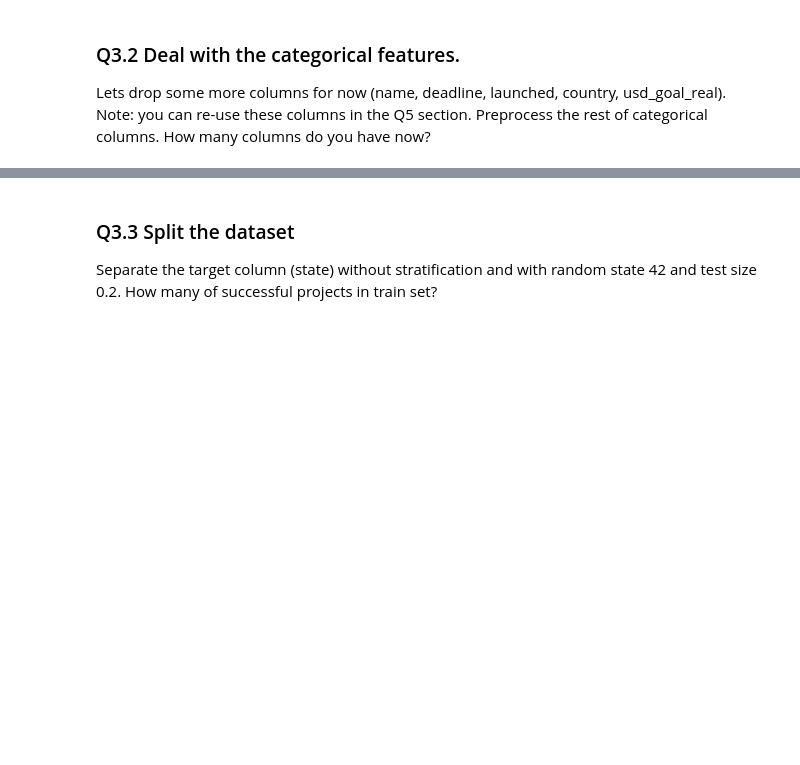
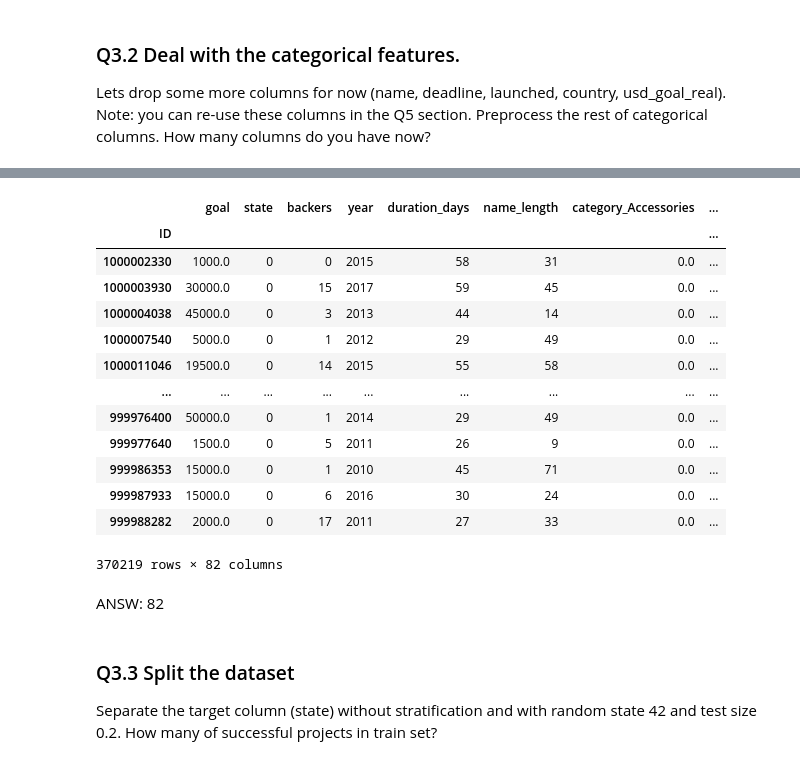
Before and after one commit to annenkova97/Intro2DS, a Jupyter notebook: HW2/assigment_2_reupload.ipynb, the cells around one changed output, grey strips where cells are left out. Saved outputs shown, nothing was run; the diff lists cells and outputs as text; code cells hidden in the pictures; blank space fills up the shorter version.

```diff
--- a/HW2/assigment_2_reupload.ipynb
+++ b/HW2/assigment_2_reupload.ipynb
@@ -764,0 +797,9 @@ encoded_features = pd.DataFrame(ohe.fit_transform(df[['category', 'main_category
+# %%
+category_cols = [f'category_{cat}' for cat in ohe.categories_[0]]
+main_category_cols = [f'main_category_{cat}' for cat in ohe.categories_[1]]
+currency_cols = [f'currency_{cat}' for cat in ohe.categories_[2]]
+region_cols = [f'region_{cat}' for cat in ohe.categories_[3]]
+# %%
+dummy_cols_names = [*category_cols, *main_category_cols, *currency_cols, *region_cols]
+encoded_features.columns = dummy_cols_names
+encoded_features.index = df.index
@@ -765,3 +823,26 @@ encoded_features = pd.DataFrame(ohe.fit_transform(df[['category', 'main_category
+# %%
+df.drop(['category', 'main_category', 'currency', 'region'], axis=1, inplace=True)
+# %%
+df = pd.concat([df, encoded_features], axis=1)
+# %%
+df
+# %% [output]
+|  | goal | state | backers | year | duration_days | name_length | category_Accessories | ... |
+| ID |  |  |  |  |  |  |  | ... |
+| 1000002330 | 1000.0 | 0 | 0 | 2015 | 58 | 31 | 0.0 | ... |
+| 1000003930 | 30000.0 | 0 | 15 | 2017 | 59 | 45 | 0.0 | ... |
+| 1000004038 | 45000.0 | 0 | 3 | 2013 | 44 | 14 | 0.0 | ... |
+| 1000007540 | 5000.0 | 0 | 1 | 2012 | 29 | 49 | 0.0 | ... |
+| 1000011046 | 19500.0 | 0 | 14 | 2015 | 55 | 58 | 0.0 | ... |
+| ... | ... | ... | ... | ... | ... | ... | ... | ... |
+| 999976400 | 50000.0 | 0 | 1 | 2014 | 29 | 49 | 0.0 | ... |
+| 999977640 | 1500.0 | 0 | 5 | 2011 | 26 | 9 | 0.0 | ... |
+| 999986353 | 15000.0 | 0 | 1 | 2010 | 45 | 71 | 0.0 | ... |
+| 999987933 | 15000.0 | 0 | 6 | 2016 | 30 | 24 | 0.0 | ... |
+| 999988282 | 2000.0 | 0 | 17 | 2011 | 27 | 33 | 0.0 | ... |
+370219 rows × 82 columns
+# %% [markdown]
+ANSW: 82
 # %% [markdown]
 ### Q3.3 Split the dataset
 Separate the target column (state) without stratification and with random state 42 and test size 0.2. How many of successful projects in train set?
```
Also changed, not shown: parts of 10 cells of this notebook.
